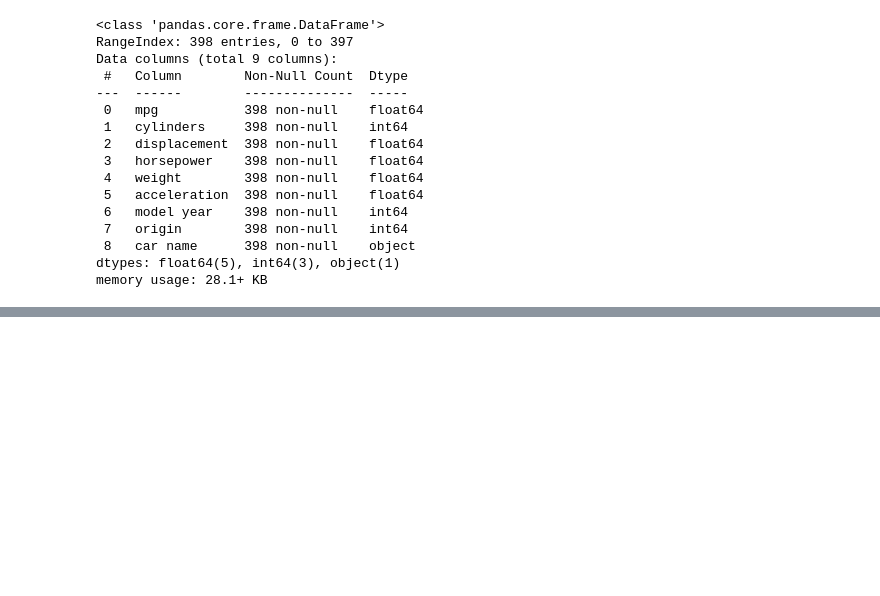
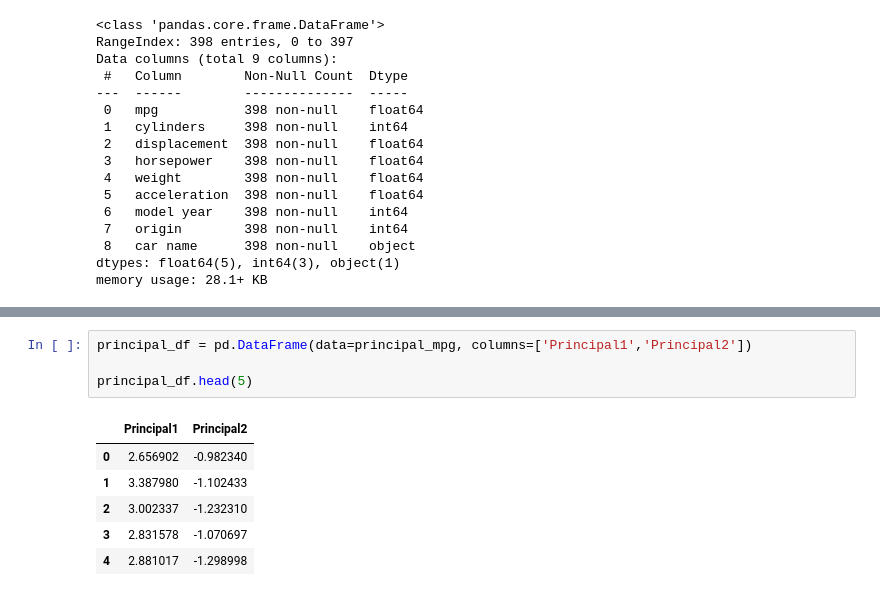
Before and after one commit to 7u7unn/ML-SMT5, a Jupyter notebook: MLP2/prak.ipynb, the cells around one changed output, grey strips where cells are left out. Drawn from its saved outputs; the diff is of its cells as text; blank space fills up the shorter version.

```diff
--- a/MLP2/prak.ipynb
+++ b/MLP2/prak.ipynb
@@ -207,0 +252,11 @@ memory usage: 28.1+ KB
+# %%
+principal_df = pd.DataFrame(data=principal_mpg, columns=['Principal1','Principal2'])
+
+principal_df.head(5)
+# %% [output]
+|  | Principal1 | Principal2 |
+| 0 | 2.656902 | -0.982340 |
+| 1 | 3.387980 | -1.102433 |
+| 2 | 3.002337 | -1.232310 |
+| 3 | 2.831578 | -1.070697 |
+| 4 | 2.881017 | -1.298998 |
```
Also changed, not shown: parts of 22 cells of this notebook, 2 other files.
